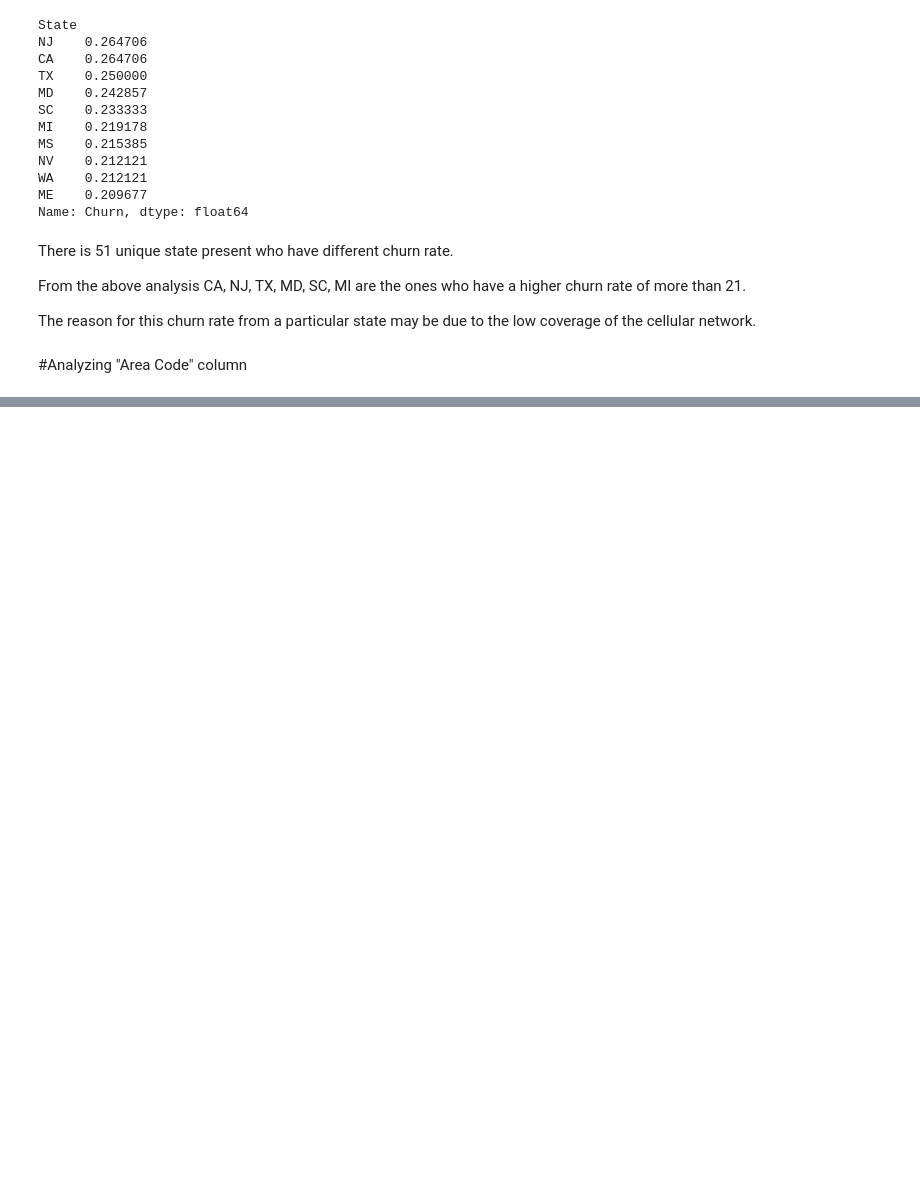
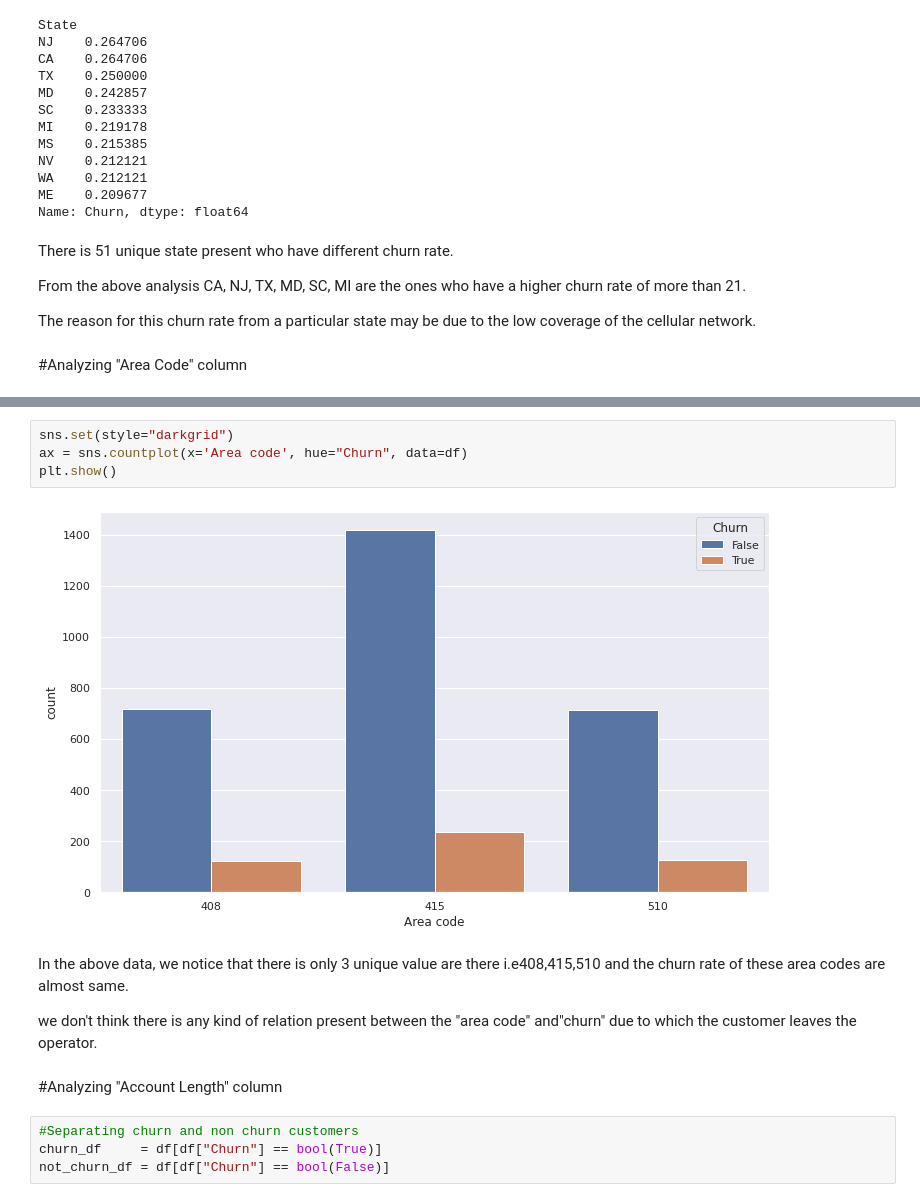
Before and after one commit to ARVINDBALADHE/Telecom-Churn-Analysis, a Jupyter notebook: Telecom_Churn_Analysis_Capstone_Project.ipynb, the cells around one changed output, grey strips where cells are left out. Drawn from its saved outputs; the diff is of its cells as text; blank space fills up the shorter version.

```diff
--- a/Telecom_Churn_Analysis_Capstone_Project.ipynb
+++ b/Telecom_Churn_Analysis_Capstone_Project.ipynb
@@ -261,0 +273,16 @@ The reason for this churn rate from a particular state may be due to the low cov
+# %%
+sns.set(style="darkgrid")
+ax = sns.countplot(x='Area code', hue="Churn", data=df)
+plt.show()
+# %% [output]
+[figure, added]
+# %% [markdown]
+In the above data, we notice that there is only 3 unique value are there i.e408,415,510 and the churn rate of these area codes are almost same.
+
+we don't think there is any kind of relation present between the "area code" and"churn" due to which the customer leaves the operator.
+# %% [markdown]
+#Analyzing "Account Length" column
+# %%
+#Separating churn and non churn customers
+churn_df     = df[df["Churn"] == bool(True)]
+not_churn_df = df[df["Churn"] == bool(False)]
```
Also changed, not shown: parts of 23 cells of this notebook.
